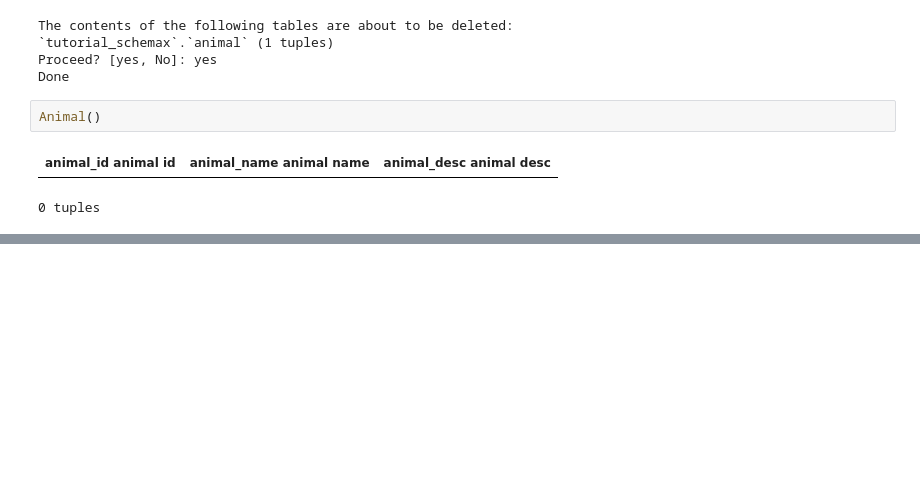
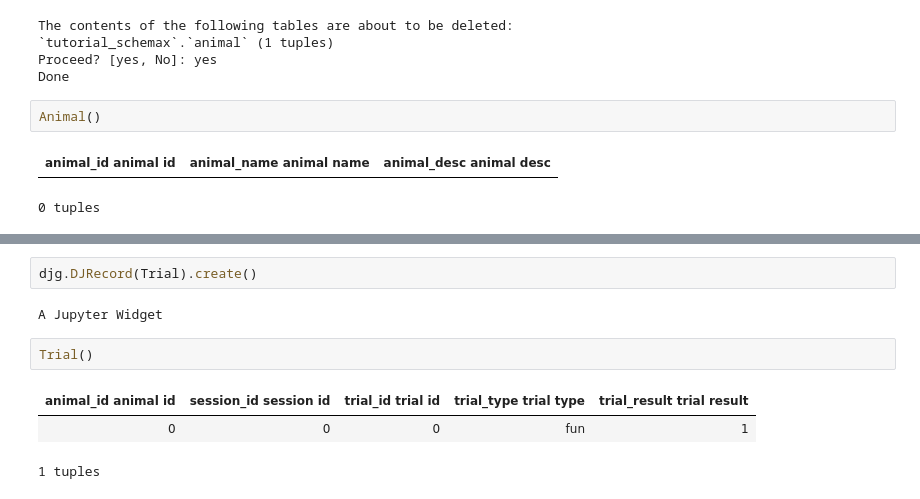
Before and after one commit to ixcat/djwip, a Jupyter notebook: djwip/ixcat/djgrid/djrecord.ipynb, the cells around one changed output, grey strips where cells are left out. Drawn from its saved outputs; the diff is of its cells as text; blank space fills up the shorter version.

Commit message:
djrecord.ipynb: document interaction with all schemax demo schema tables.

```diff
--- a/djwip/ixcat/djgrid/djrecord.ipynb
+++ b/djwip/ixcat/djgrid/djrecord.ipynb
@@ -55,0 +101,10 @@ Animal()
+# %%
+djg.DJRecord(Trial).create()
+# %% [output]
+A Jupyter Widget
+# %%
+Trial()
+# %% [output]
+| animal_id animal id | session_id session id | trial_id trial id | trial_type trial type | trial_result trial result |
+| 0 | 0 | 0 | fun | 1 |
+1 tuples
```
Also changed, not shown: parts of 11 cells of this notebook.
